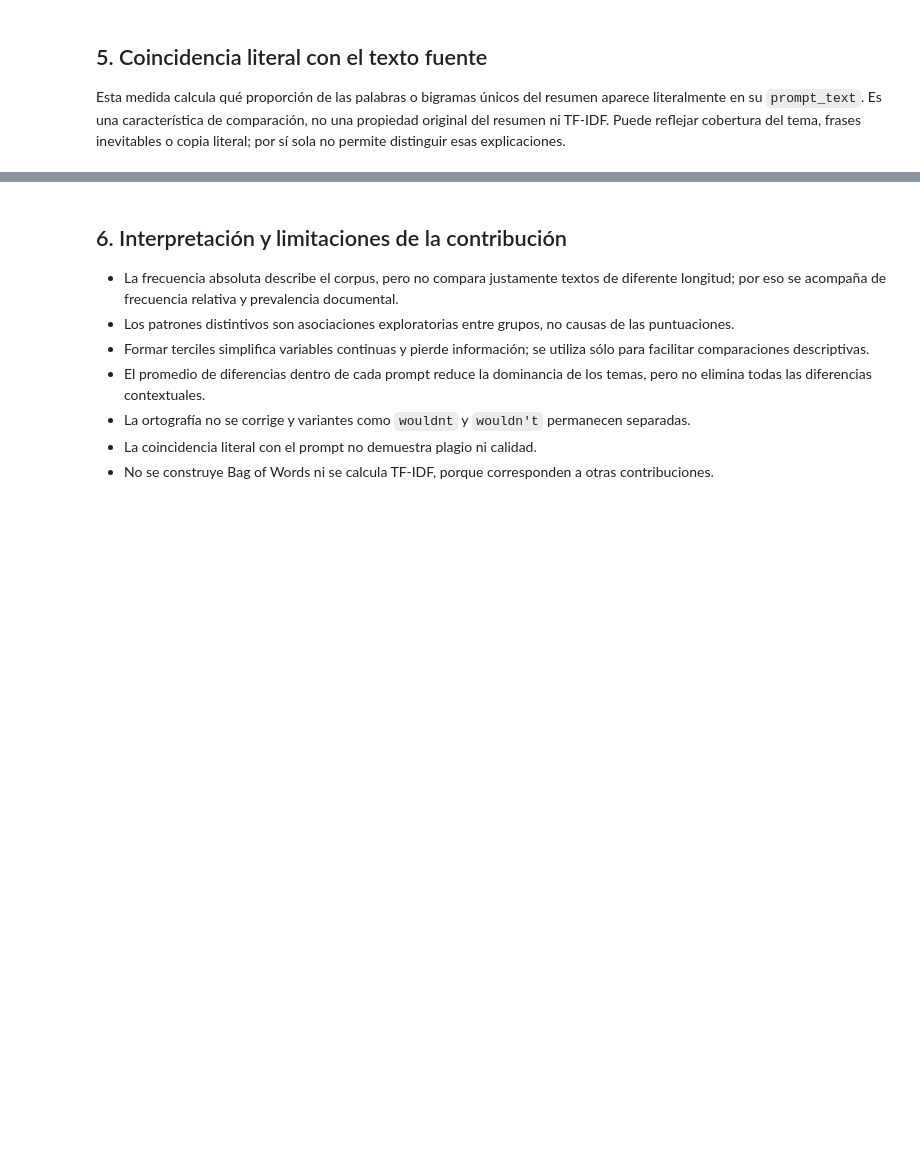
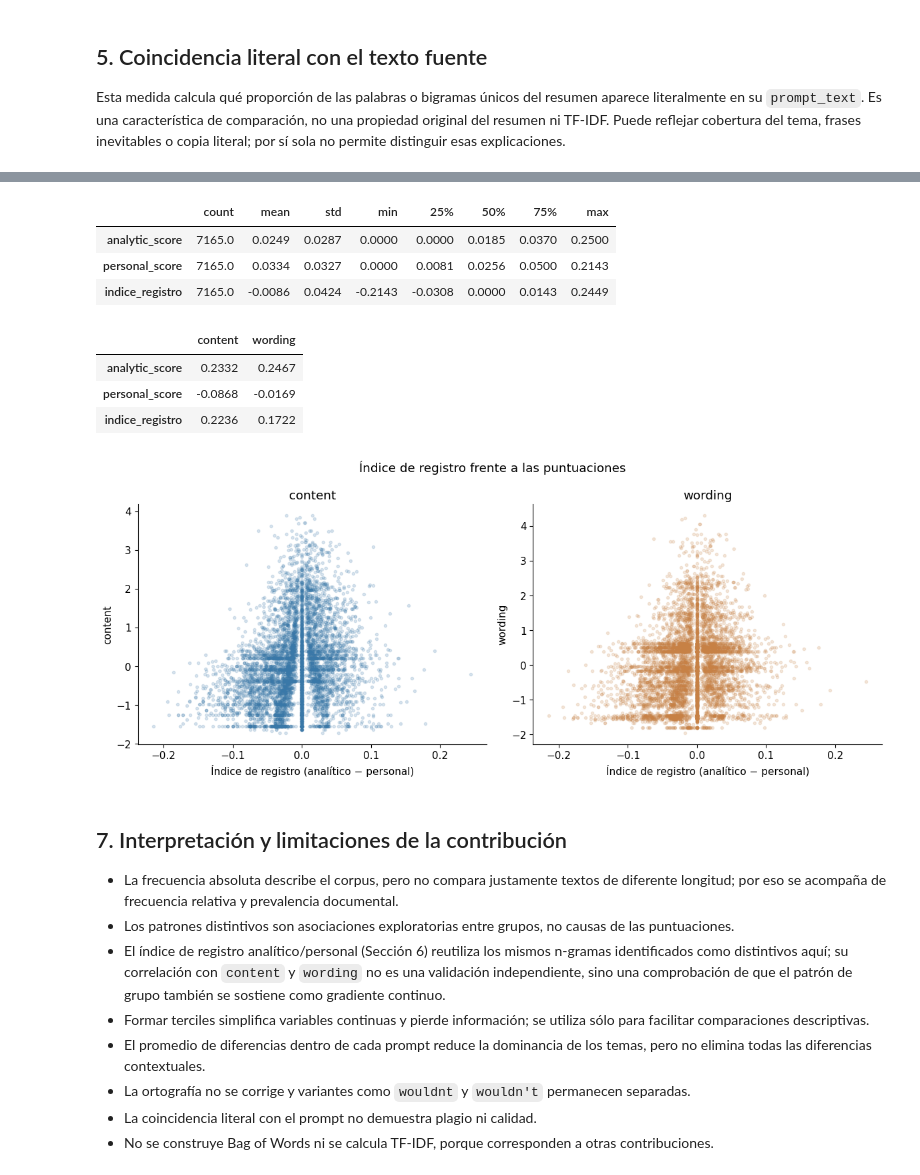
Before and after one commit to Vann06/proyecto2_DS, a Jupyter notebook: notebooks/05_nlp_analysis.ipynb, the cells around one changed output, grey strips where cells are left out. Saved outputs shown, nothing was run; the diff lists cells and outputs as text; code cells hidden in the pictures; blank space fills up the shorter version.

```diff
--- a/notebooks/05_nlp_analysis.ipynb
+++ b/notebooks/05_nlp_analysis.ipynb
@@ -336,0 +525,62 @@ overlap_by_prompt.to_csv(TABLES_DIR / '05_prompt_overlap_correlations_by_prompt.
+# %%
+from src.ngrams import generate_ngrams
+
+analytic_words, analytic_bigrams = set(), set()
+personal_words, personal_bigrams = set(), set()
+for (target, n), selected in performance_results.items():
+    alto = set(selected.loc[selected['patron'] == 'Mayor en nivel alto', 'ngram'])
+    bajo = set(selected.loc[selected['patron'] == 'Mayor en nivel bajo', 'ngram'])
+    if n == 1:
+        analytic_words |= alto
+        personal_words |= bajo
+    else:
+        analytic_bigrams |= alto
+        personal_bigrams |= bajo
+
+ngram_lists = pd.DataFrame(
+    [{'ngram': ngram, 'n': 1, 'rol': 'analitico'} for ngram in analytic_words]
+    + [{'ngram': ngram, 'n': 2, 'rol': 'analitico'} for ngram in analytic_bigrams]
+    + [{'ngram': ngram, 'n': 1, 'rol': 'personal'} for ngram in personal_words]
+    + [{'ngram': ngram, 'n': 2, 'rol': 'personal'} for ngram in personal_bigrams]
+)
+display(ngram_lists.sort_values(['rol', 'n', 'ngram']).reset_index(drop=True))
+ngram_lists.to_csv(TABLES_DIR / '05_register_index_ngram_lists.csv', index=False)
+
+def count_ngram_hits(tokens, ngram_set, n):
+    if not ngram_set:
+        return 0
+    return sum(1 for gram in generate_ngrams(tokens, n) if ' '.join(gram) in ngram_set)
+
+analytic_count = tokenized_summaries['tokens'].map(
+    lambda tokens: count_ngram_hits(tokens, analytic_words, 1) + count_ngram_hits(tokens, analytic_bigrams, 2)
+)
+personal_count = tokenized_summaries['tokens'].map(
+    lambda tokens: count_ngram_hits(tokens, personal_words, 1) + count_ngram_hits(tokens, personal_bigrams, 2)
+)
+tokenized_summaries['analytic_score'] = analytic_count / tokenized_summaries['token_count']
+tokenized_summaries['personal_score'] = personal_count / tokenized_summaries['token_count']
+tokenized_summaries['indice_registro'] = (
+    tokenized_summaries['analytic_score'] - tokenized_summaries['personal_score']
+)
+
+register_columns = ['analytic_score', 'personal_score', 'indice_registro']
+register_description = tokenized_summaries[register_columns].describe().T
+display(register_description.round(4))
+register_description.to_csv(TABLES_DIR / '05_register_index_descriptive.csv', index_label='variable')
+
+register_correlations = tokenized_summaries[register_columns + ['content', 'wording']].corr(
+    method='spearman'
+).loc[register_columns, ['content', 'wording']]
+display(register_correlations.round(4))
+register_correlations.to_csv(TABLES_DIR / '05_register_index_correlations.csv', index_label='variable')
+
+fig, axes = plt.subplots(1, 2, figsize=[12, 5])
+for ax, target, color in zip(axes, ['content', 'wording'], ['#3978a8', '#c78145']):
+    ax.scatter(tokenized_summaries['indice_registro'], tokenized_summaries[target],
+               s=9, alpha=0.18, color=color)
+    ax.set(title=target, xlabel='Índice de registro (analítico − personal)', ylabel=target)
+fig.suptitle('Índice de registro frente a las puntuaciones')
+fig.tight_layout()
+fig.savefig(FIGURES_DIR / '05_register_index_scatter.png', dpi=150, bbox_inches='tight')
+plt.show()
+# %% [output]
@@ -337,8 +604,18 @@ overlap_by_prompt.to_csv(TABLES_DIR / '05_prompt_overlap_correlations_by_prompt.
+|  | count | mean | std | min | 25% | 50% | 75% | max |
+| analytic_score | 7165.0 | 0.0249 | 0.0287 | 0.0000 | 0.0000 | 0.0185 | 0.0370 | 0.2500 |
+| personal_score | 7165.0 | 0.0334 | 0.0327 | 0.0000 | 0.0081 | 0.0256 | 0.0500 | 0.2143 |
+| indice_registro | 7165.0 | -0.0086 | 0.0424 | -0.2143 | -0.0308 | 0.0000 | 0.0143 | 0.2449 |
+|  | content | wording |
+| analytic_score | 0.2332 | 0.2467 |
+| personal_score | -0.0868 | -0.0169 |
+| indice_registro | 0.2236 | 0.1722 |
+[figure, added]
 # %% [markdown]
-## 6. Interpretación y limitaciones de la contribución
+## 7. Interpretación y limitaciones de la contribución
 
 - La frecuencia absoluta describe el corpus, pero no compara justamente textos de diferente longitud; por eso se acompaña de frecuencia relativa y prevalencia documental.
 - Los patrones distintivos son asociaciones exploratorias entre grupos, no causas de las puntuaciones.
+- El índice de registro analítico/personal (Sección 6) reutiliza los mismos n-gramas identificados como distintivos aquí; su correlación con `content` y `wording` no es una validación independiente, sino una comprobación de que el patrón de grupo también se sostiene como gradiente continuo.
 - Formar terciles simplifica variables continuas y pierde información; se utiliza sólo para facilitar comparaciones descriptivas.
 - El promedio de diferencias dentro de cada prompt reduce la dominancia de los temas, pero no elimina todas las diferencias contextuales.
 - La ortografía no se corrige y variantes como `wouldnt` y `wouldn't` permanecen separadas.
```
Also changed, not shown: parts of 8 cells of this notebook, 6 other files.
